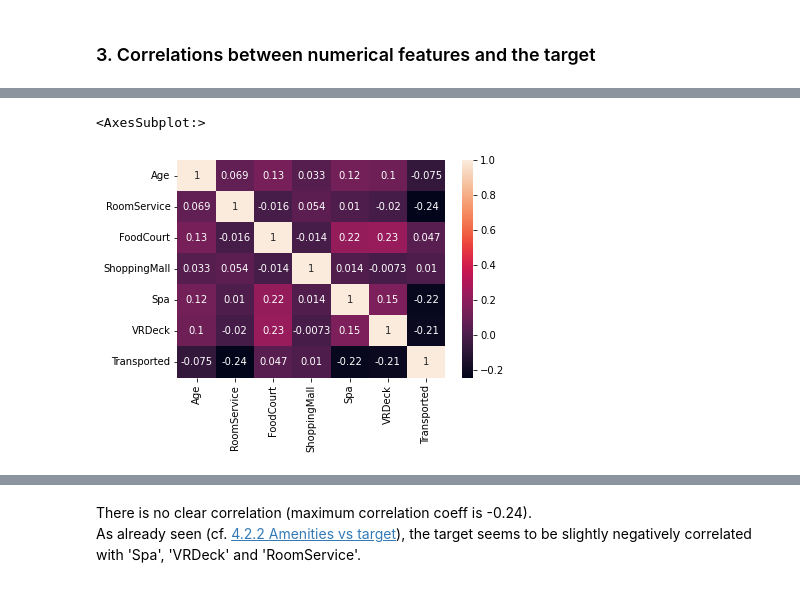
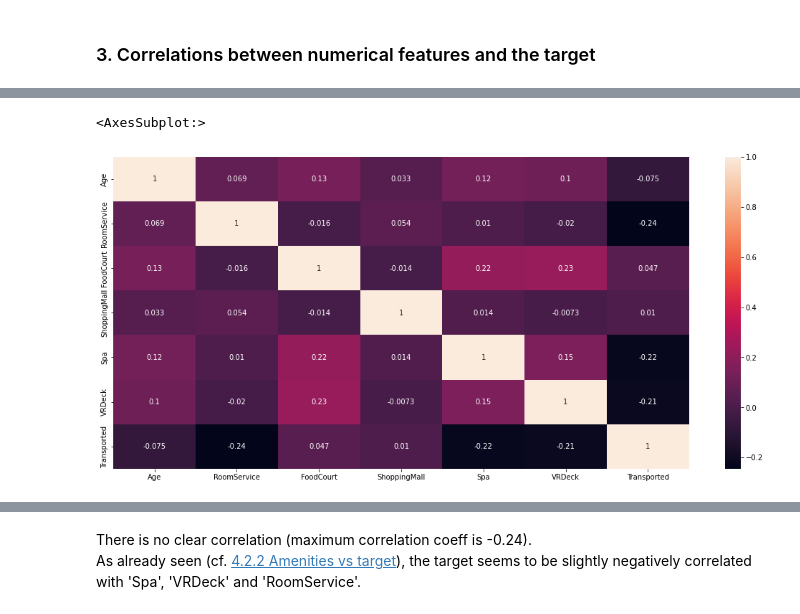
Before and after one commit to ThomasDumazert/01-spaceship_titanic, a Jupyter notebook: notebooks/eda.ipynb, the cells around one changed output, grey strips where cells are left out. Saved outputs shown, nothing was run; the diff lists cells and outputs as text; code cells hidden in the pictures.

```diff
--- a/notebooks/eda.ipynb
+++ b/notebooks/eda.ipynb
@@ -51,7 +51,7 @@ import numpy as np
 import seaborn as sns
 import matplotlib.pyplot as plt
 # %%
-df = pd.read_csv('../datasets/train.csv', index_col='PassengerId')
+df = pd.read_csv('../datasets/train.csv')
 target = 'Transported'
 df.shape
 # %% [output]
@@ -96,8 +95,3 @@ memory usage: 891.4+ KB
 # %% [markdown]
 Two values were wrongly typed: 'CryoSleep' and 'VIP'. They are strings but should be booleans.
 Moreover, all numeric features were typed as floats but could be integers once the missing values would have been infered.
-# %%
-df.VIP = df.VIP.astype(dtype=bool)
-df.CryoSleep = df.CryoSleep.astype(dtype=bool)
-
-df.info()
@@ -411,5 +407,6 @@ sns.pairplot(df[numerical_columns + [target]], hue=target)
 # %%
+plt.figure(figsize=(18, 8))
 sns.heatmap(df[numerical_columns + [target]].corr(), annot=True)
 # %% [output]
 <AxesSubplot:>
-[figure, old version]
+[figure, new version]
```
Also changed, not shown: parts of 22 cells of this notebook, 1 other file.
